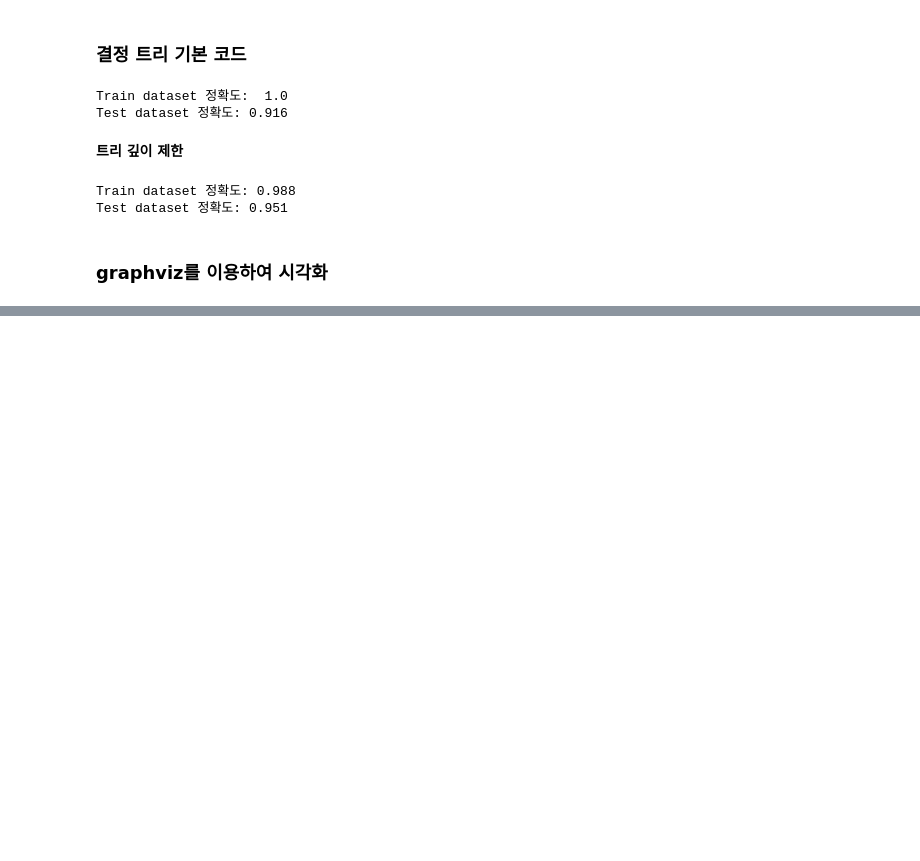
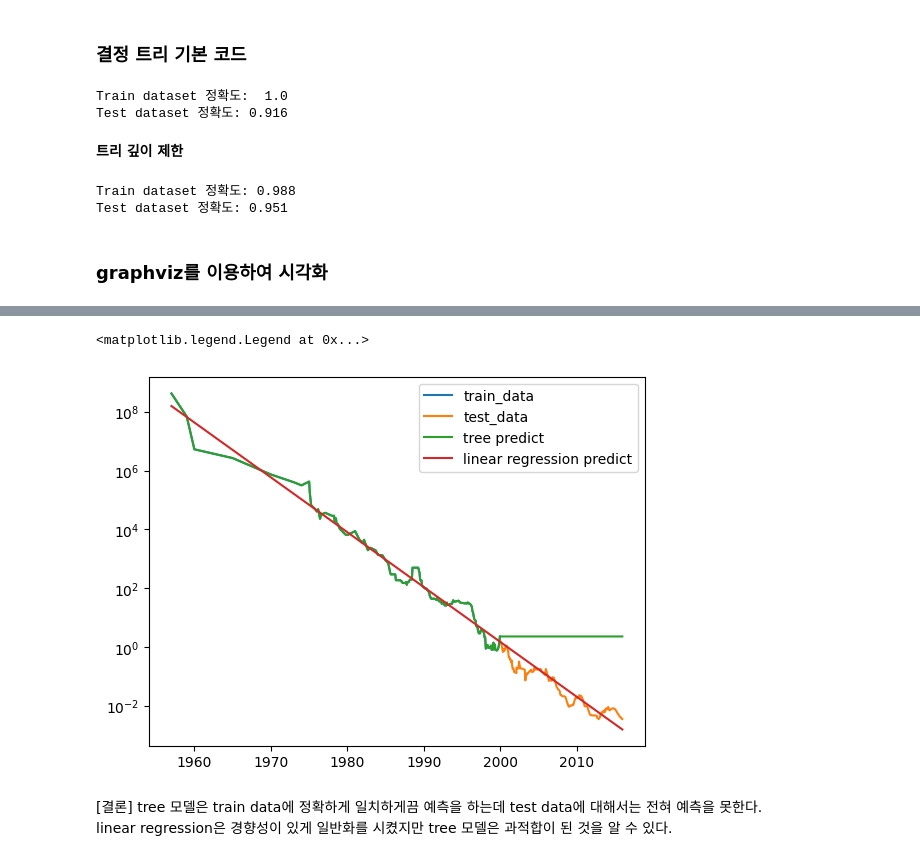
Before and after one commit to minglet/ML_study, a Jupyter notebook: ml_with_python/decision_tree.ipynb, the cells around one changed output, grey strips where cells are left out. Drawn from its saved outputs; the diff is of its cells as text; code cells hidden in the pictures; blank space fills up the shorter version.

```diff
--- a/ml_with_python/decision_tree.ipynb
+++ b/ml_with_python/decision_tree.ipynb
@@ -32,0 +79,37 @@ Test dataset 정확도: 0.951
+# %%
+from sklearn.tree import DecisionTreeRegressor
+from sklearn.linear_model import LinearRegression
+import numpy as np
+
+data_train = ram_prices[ram_prices.date < 2000]
+data_test = ram_prices[ram_prices.date >= 2000]
+
+# 가격 예측을 위해 날짜 특성만을 이용
+X_train = data_train.date.to_numpy()[:, np.newaxis]
+# 데이터와 타깃 사이의 관계를 간단하게 만들기 위해 로그 스케일로 바꾸기
+y_train = np.log(data_train.price)
+tree = DecisionTreeRegressor().fit(X_train, y_train)
+linear_reg = LinearRegression().fit(X_train, y_train)
+
+# 예측은 전체 기간에 대해서 수행
+X_all = ram_prices.date.to_numpy()[:, np.newaxis]
+
+pred_tree = tree.predict(X_all)
+pred_lr = linear_reg.predict(X_all)
+
+# 예측한 값의 로그 스케일을 되돌리기
+price_tree = np.exp(pred_tree)
+price_lr = np.exp(pred_lr)
+# %%
+plt.semilogy(data_train.date, data_train.price, label="train_data")
+plt.semilogy(data_test.date, data_test.price, label="test_data")
+plt.semilogy(ram_prices.date, price_tree, label="tree predict")
+plt.semilogy(ram_prices.date, price_lr, label="linear regression predict")
+plt.legend()
+# %% [output]
+<matplotlib.legend.Legend at 0x...>
+[figure, added]
+# %% [markdown]
+[결론]
+tree 모델은 train data에 정확하게 일치하게끔 예측을 하는데 test data에 대해서는 전혀 예측을 못한다.
+linear regression은 경향성이 있게 일반화를 시켰지만 tree 모델은 과적합이 된 것을 알 수 있다.
```
Also changed, not shown: parts of 5 cells of this notebook.
